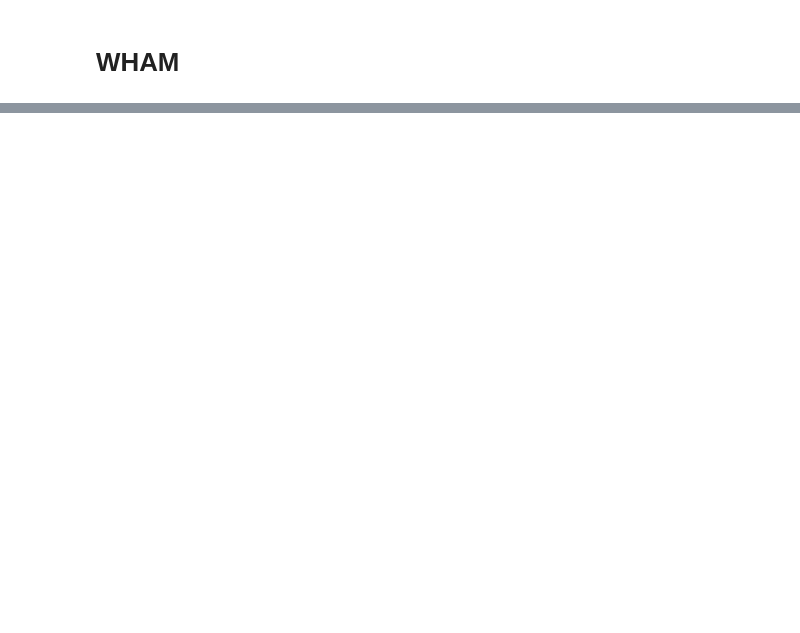
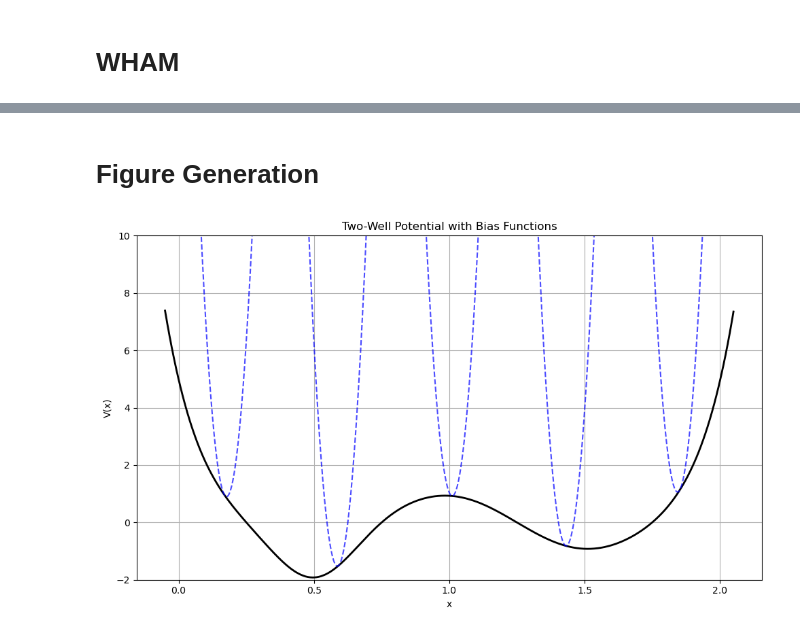
Before and after one commit to abrahmasandra/MENG255UmbrellaSampling, a Jupyter notebook: umbsampling.ipynb, the cells around one changed output, grey strips where cells are left out. Saved outputs shown, nothing was run; the diff lists cells and outputs as text; code cells hidden in the pictures; blank space fills up the shorter version.

```diff
--- a/umbsampling.ipynb
+++ b/umbsampling.ipynb
@@ -339,0 +343,34 @@ plt.show()
+# %% [markdown]
+# Figure Generation
+# %%
+# Generate x values for plotting
+x_vals = np.linspace(min_x, max_x, 1000)
+
+# Plot the landscape function with bias functions overlaid
+plt.figure(figsize=(10, 6))
+
+# Plot the two-well potential function
+y_vals_landscape = two_well_1d(x_vals, epsilon_0, epsilon_1, epsilon_2, sigma)
+plt.plot(x_vals, y_vals_landscape, label='Two-Well Potential', color='black', linewidth=2)
+
+# Overlay selected bias functions on top of the landscape function
+for i in range(10, 100, 20):  # Plot bias functions from different windows
+    y_vals_bias = bias[i](x_vals)
+
+    # Mask to include only points where y_vals_bias <= 1
+    mask = y_vals_bias <= 20
+
+    combined_y_vals = y_vals_bias + y_vals_landscape
+    plt.plot(x_vals[mask], combined_y_vals[mask], '--', color="blue", label=f'Bias Function {i+1}', alpha=0.7)
+
+# Add labels and legend
+plt.xlabel('x')
+plt.ylabel('V(x)')
+plt.title('Two-Well Potential with Bias Functions')
+plt.ylim((-2, 10))
+plt.grid()
+plt.gca().set_aspect('auto')
+plt.tight_layout()
+plt.show()
+# %% [output]
+[figure, added]
```
Also changed, not shown: parts of 15 cells of this notebook, 1 other file.
